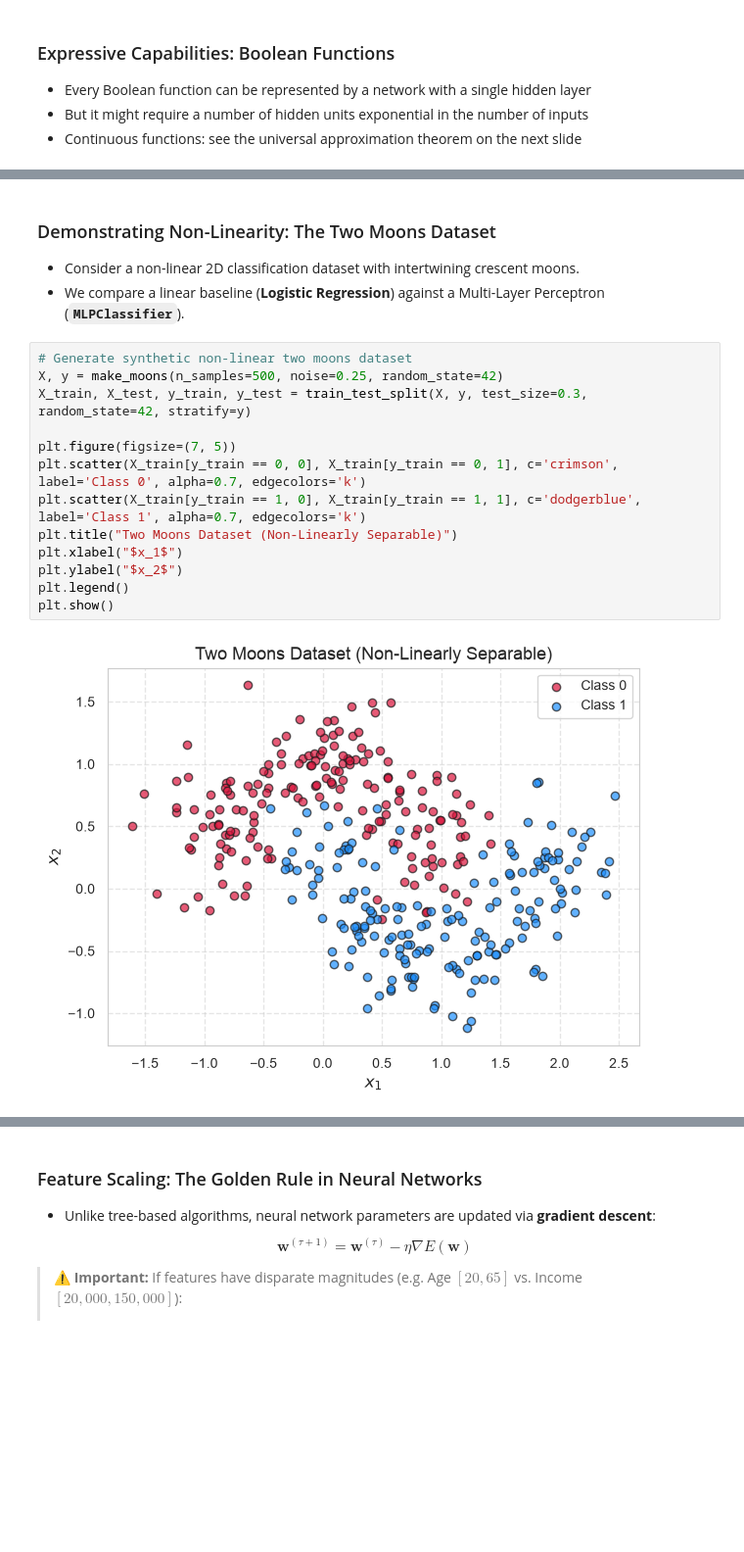
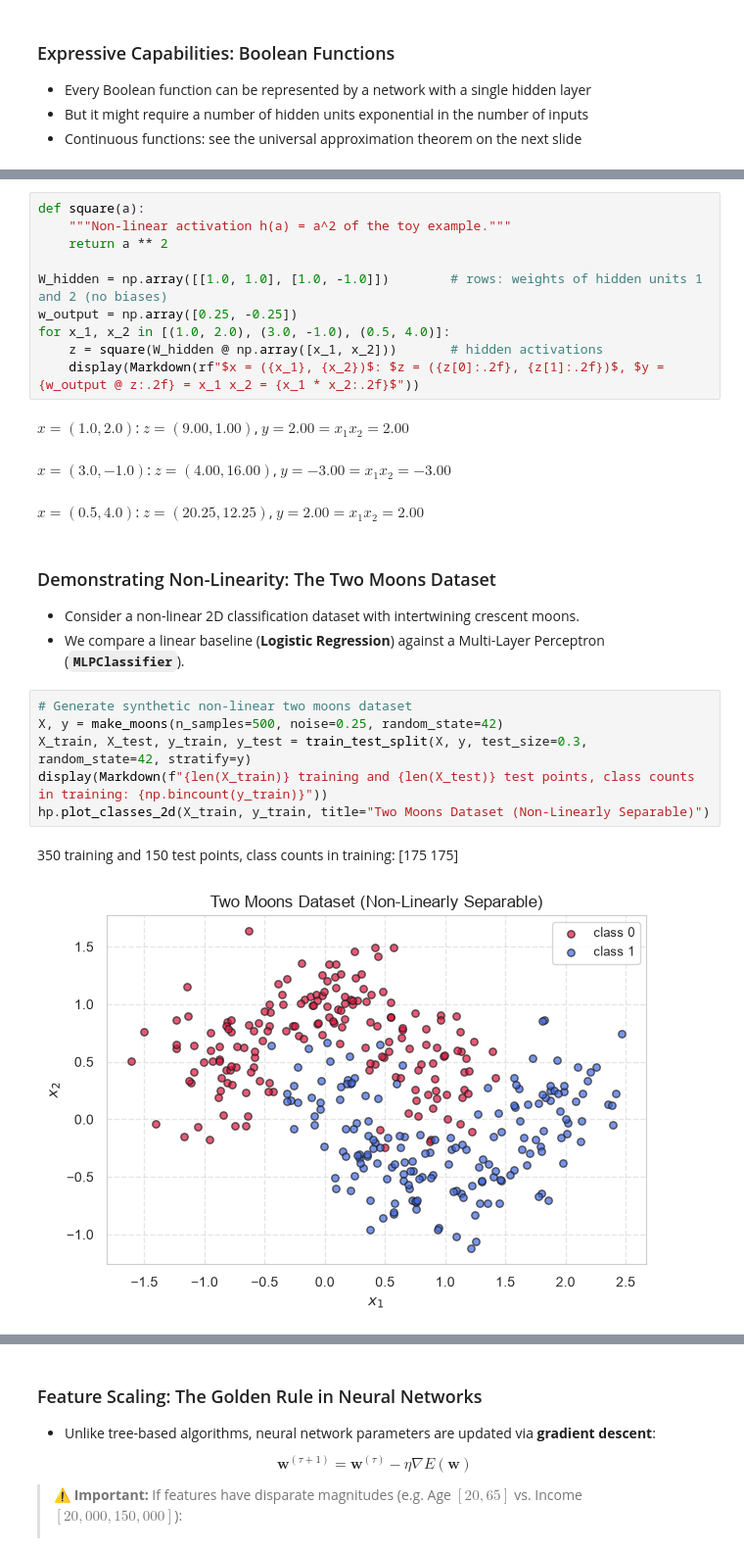
Before and after one commit to konstantin-schekotihin/dl_course, a Jupyter notebook: AI-ML/04_NN.ipynb, the cells around one changed output, grey strips where cells are left out. Shown at 98% size. Drawn from its saved outputs; the diff is of its cells as text; blank space fills up the shorter version.

```diff
--- a/AI-ML/04_NN.ipynb
+++ b/AI-ML/04_NN.ipynb
@@ -469,3 +522,17 @@ $$
+# %%
+def square(a):
+    """Non-linear activation h(a) = a^2 of the toy example."""
+    return a ** 2
+
+W_hidden = np.array([[1.0, 1.0], [1.0, -1.0]])        # rows: weights of hidden units 1 and 2 (no biases)
+w_output = np.array([0.25, -0.25])
+for x_1, x_2 in [(1.0, 2.0), (3.0, -1.0), (0.5, 4.0)]:
+    z = square(W_hidden @ np.array([x_1, x_2]))       # hidden activations
+    display(Markdown(rf"$x = ({x_1}, {x_2})$: $z = ({z[0]:.2f}, {z[1]:.2f})$, $y = {w_output @ z:.2f} = x_1 x_2 = {x_1 * x_2:.2f}$"))
+# %% [output]
+$x = (1.0, 2.0)$: $z = (9.00, 1.00)$, $y = 2.00 = x_1 x_2 = 2.00$
+$x = (3.0, -1.0)$: $z = (4.00, 16.00)$, $y = -3.00 = x_1 x_2 = -3.00$
+$x = (0.5, 4.0)$: $z = (20.25, 12.25)$, $y = 2.00 = x_1 x_2 = 2.00$
 # %% [markdown]
 ### Demonstrating Non-Linearity: The Two Moons Dataset
 
@@ -474,18 +541,12 @@ $$
 # %%
 # Generate synthetic non-linear two moons dataset
 X, y = make_moons(n_samples=500, noise=0.25, random_state=42)
 X_train, X_test, y_train, y_test = train_test_split(X, y, test_size=0.3, random_state=42, stratify=y)
-
-plt.figure(figsize=(7, 5))
-plt.scatter(X_train[y_train == 0, 0], X_train[y_train == 0, 1], c='crimson', label='Class 0', alpha=0.7, edgecolors='k')
-plt.scatter(X_train[y_train == 1, 0], X_train[y_train == 1, 1], c='dodgerblue', label='Class 1', alpha=0.7, edgecolors='k')
-plt.title("Two Moons Dataset (Non-Linearly Separable)")
-plt.xlabel("$x_1$")
-plt.ylabel("$x_2$")
-plt.legend()
-plt.show()
+display(Markdown(f"{len(X_train)} training and {len(X_test)} test points, class counts in training: {np.bincount(y_train)}"))
+hp.plot_classes_2d(X_train, y_train, title="Two Moons Dataset (Non-Linearly Separable)")
 # %% [output]
+350 training and 150 test points, class counts in training: [175 175]
-[figure, old version]
+[figure, new version]
 # %% [markdown]
 ### Comparing Decision Boundaries
 
```
Also changed, not shown: parts of 58 cells of this notebook, 2 other files.
